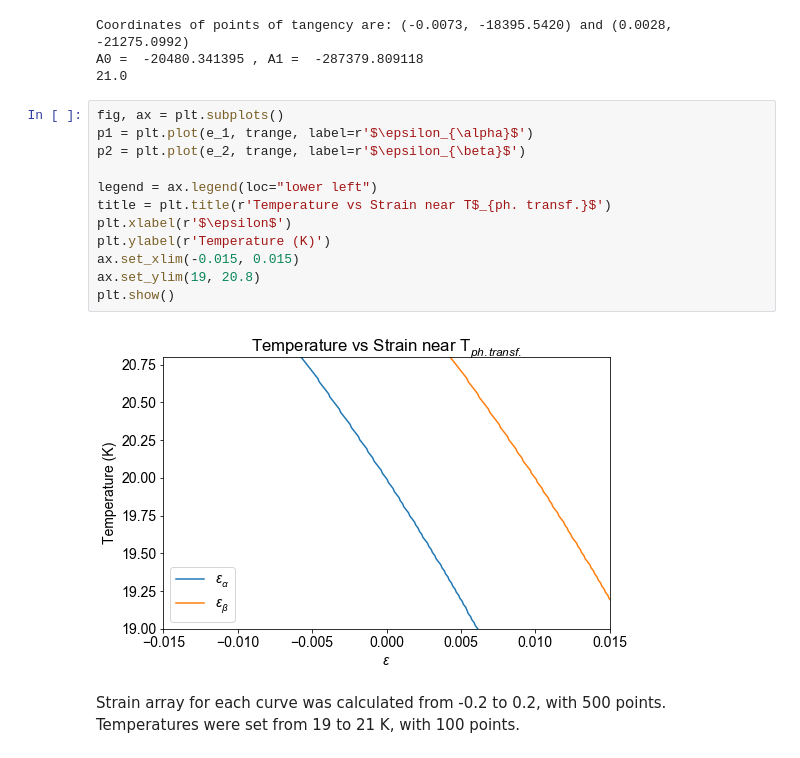
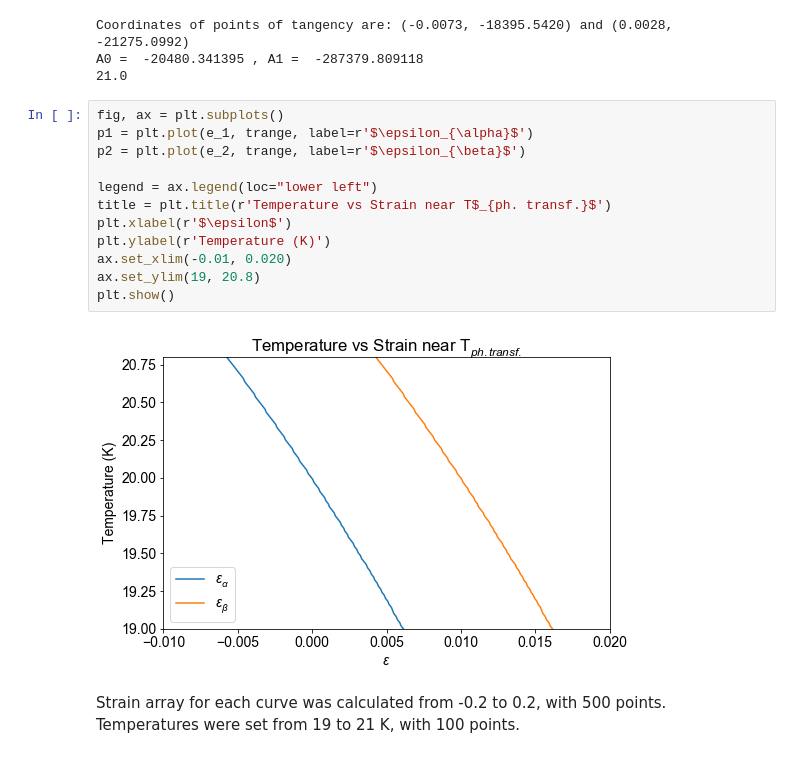
Before and after one commit to adelaiden/enma-660, a Jupyter notebook: Common Tangent.ipynb, the cells around one changed output. Cells and saved outputs as stored; diff of their text form.

Commit message:
class submission
edits on graph

```diff
--- a/Common Tangent.ipynb
+++ b/Common Tangent.ipynb
@@ -191,16 +191,16 @@ A0 =  -20480.341395 , A1 =  -287379.809118
 # %%
 fig, ax = plt.subplots()
 p1 = plt.plot(e_1, trange, label=r'$\epsilon_{\alpha}$')
 p2 = plt.plot(e_2, trange, label=r'$\epsilon_{\beta}$')
 
 legend = ax.legend(loc="lower left")
 title = plt.title(r'Temperature vs Strain near T$_{ph. transf.}$')
 plt.xlabel(r'$\epsilon$')
 plt.ylabel(r'Temperature (K)')
-ax.set_xlim(-0.015, 0.015)
+ax.set_xlim(-0.01, 0.020)
 ax.set_ylim(19, 20.8)
 plt.show()
 # %% [output]
-[figure, old version]
+[figure, new version]
 # %% [markdown]
 Strain array for each curve was calculated from -0.2 to 0.2, with 500 points. Temperatures were set from 19 to 21 K, with 100 points.
```
